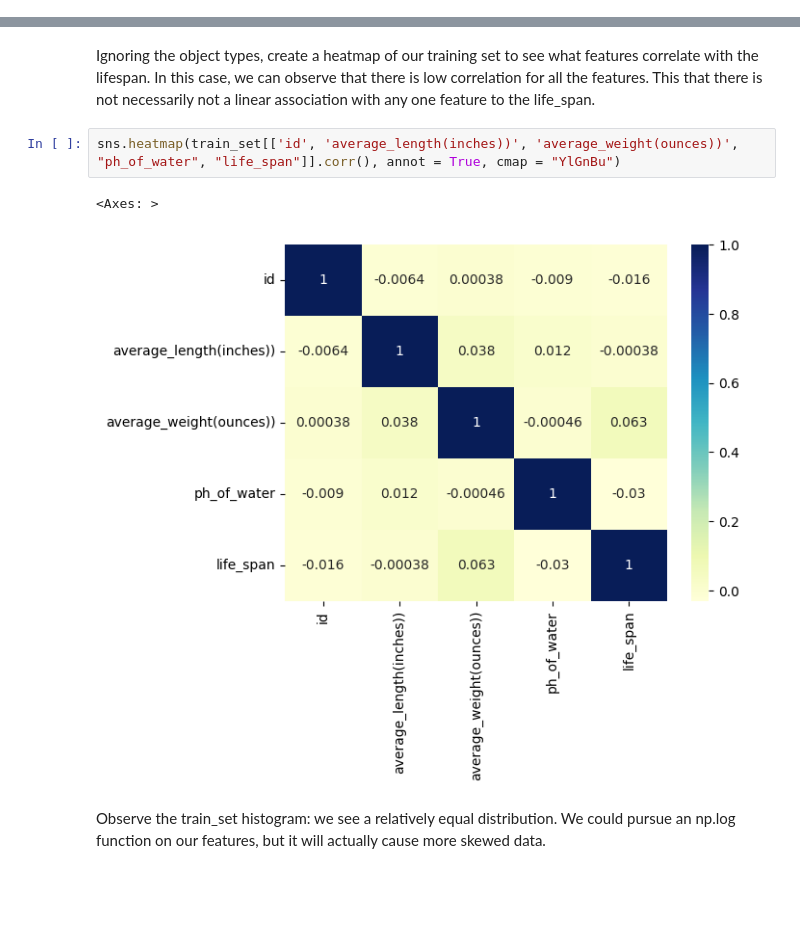
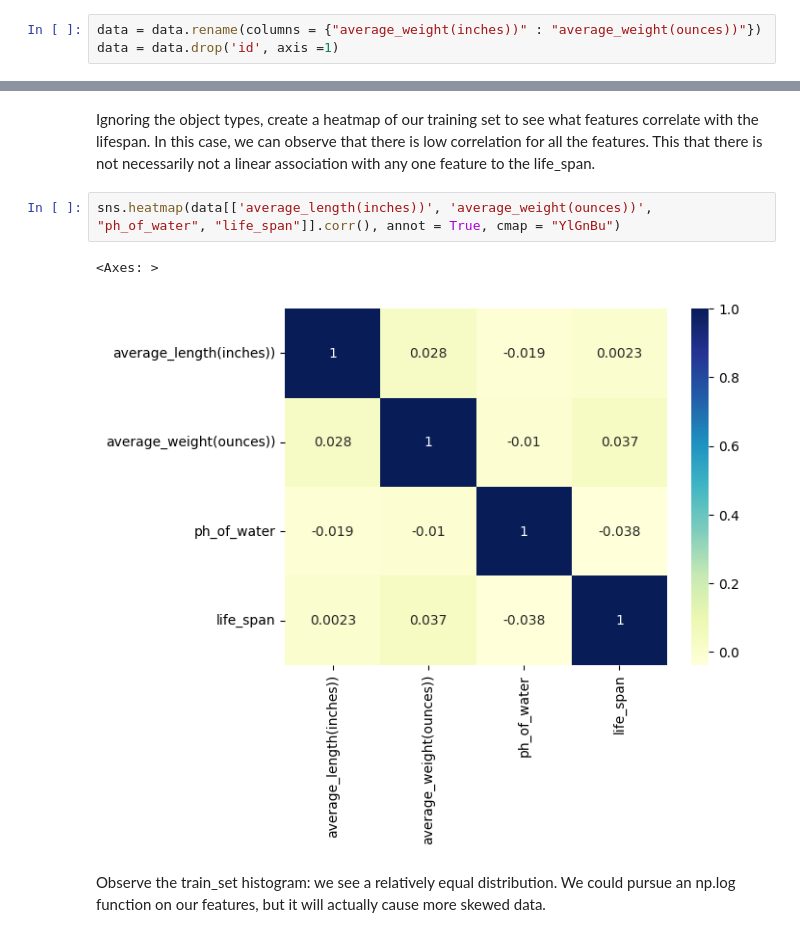
Before and after one commit to rcho5840/Combatting-Goldfish-Lifespan-Variability, a Jupyter notebook: main.ipynb, the cells around one changed output, grey strips where cells are left out. Saved outputs shown, nothing was run; the diff lists cells and outputs as text; blank space fills up the shorter version.

```diff
--- a/main.ipynb
+++ b/main.ipynb
@@ -92,0 +67,3 @@ memory usage: 175.6+ KB
+# %%
+data = data.rename(columns = {"average_weight(inches))" : "average_weight(ounces))"})
+data = data.drop('id', axis =1)
@@ -93,10 +87,10 @@ memory usage: 175.6+ KB
 # %% [markdown]
 Ignoring the object types, create a heatmap of our training set to see what features correlate with the lifespan. In this case, we can observe that there is low correlation for all the features. This  that there is not necessarily not a linear association with any one feature to the life_span.
 # %%
-sns.heatmap(train_set[['id', 'average_length(inches))', 'average_weight(ounces))', "ph_of_water", "life_span"]].corr(), annot = True, cmap = "YlGnBu")
+sns.heatmap(data[['average_length(inches))', 'average_weight(ounces))', "ph_of_water", "life_span"]].corr(), annot = True, cmap = "YlGnBu")
 # %% [output]
 <Axes: >
-[figure, old version]
+[figure, new version]
 # %% [markdown]
 Observe the train_set histogram: we see a relatively equal distribution.
 We could pursue an np.log function on our features, but it will actually cause more skewed data.
```
Also changed, not shown: parts of 13 cells of this notebook.
